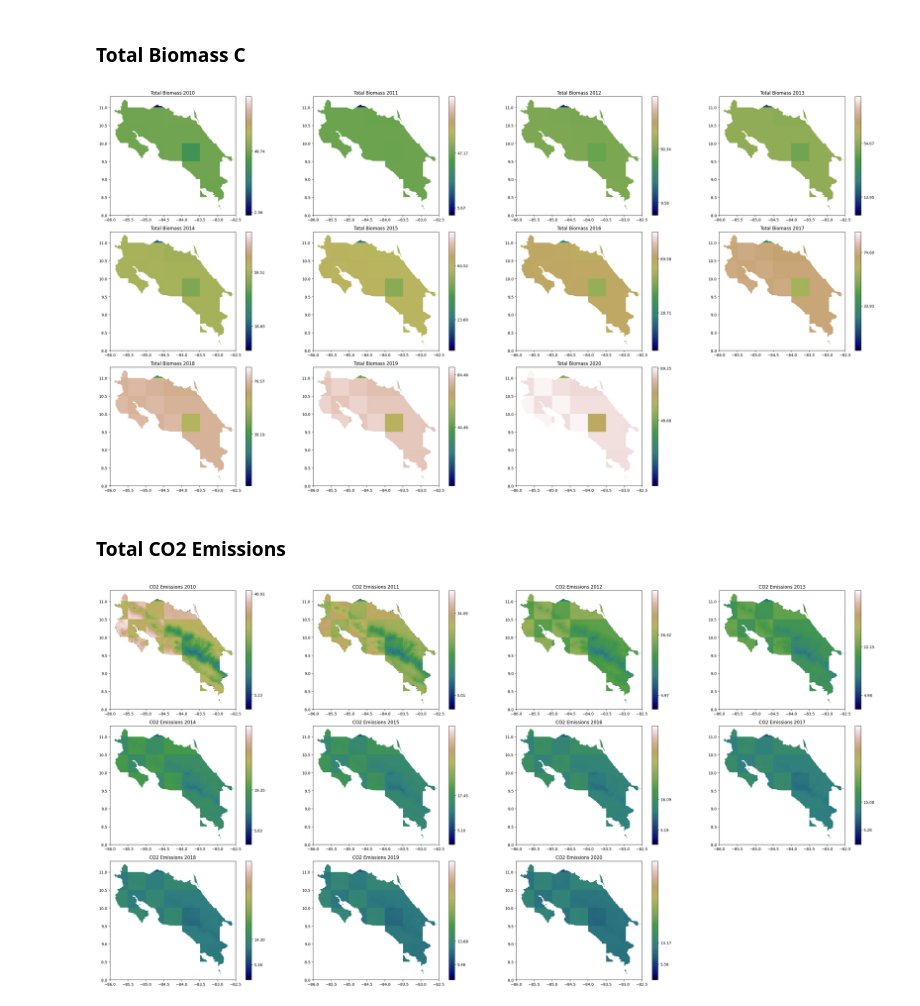
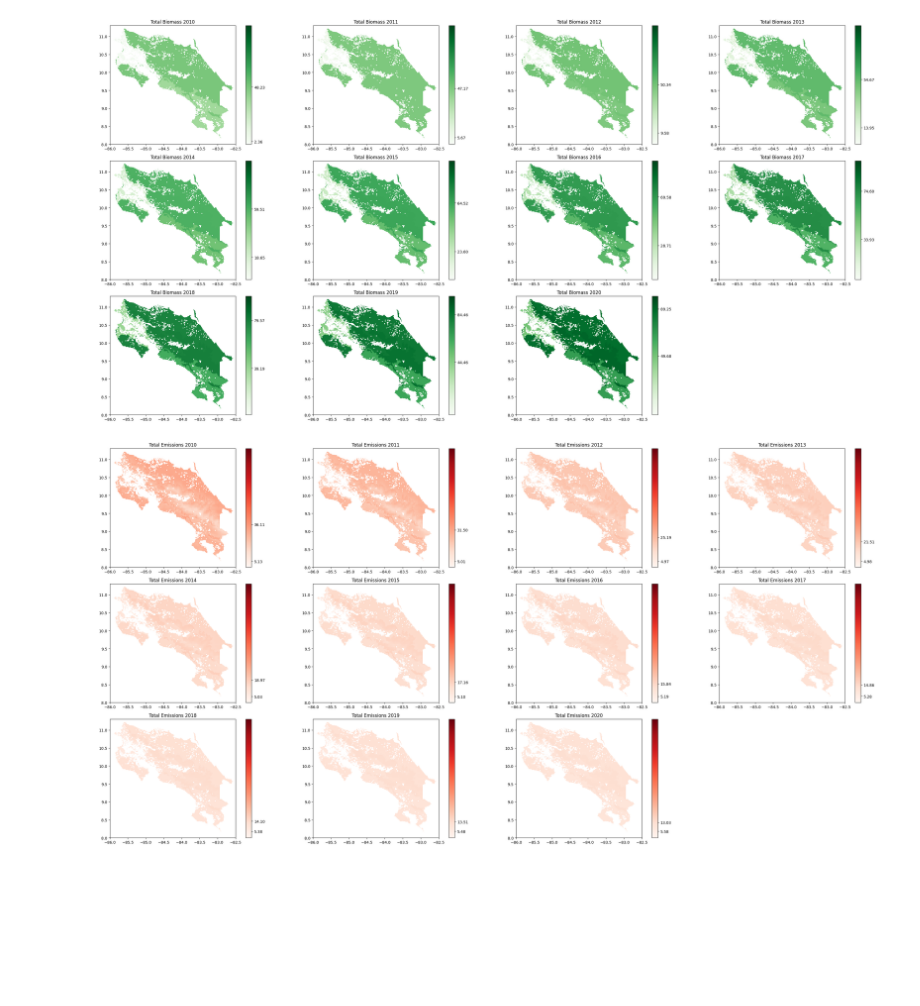
Before and after one commit to mHienp/GCBM.CostaRica, a Jupyter notebook: Postprocessing_NBP.ipynb, the cells around one changed output. Drawn from its saved outputs; the diff is of its cells as text; code cells hidden in the pictures; blank space fills up the shorter version.

```diff
--- a/Postprocessing_NBP.ipynb
+++ b/Postprocessing_NBP.ipynb
@@ -42,2 +15,0 @@ df.head()
-# %%
-ax = df.plot.line("year") # because there was no disturbance layer, NEP = NBP
@@ -48,5 +60,5 @@ ax = df.plot.line("year") # because there was no disturbance layer, NEP = NBP
 # %%
-mpl.rc('image', cmap='gist_earth')
+mpl.rc('image', cmap='RdYlGn')
 
 # Base directory containing the files
 base_dir = '/content/spatial/'
@@ -56,7 +68,7 @@ fig, axs = plt.subplots(3, 4, figsize=(30, 15))  # 3 rows, 4 columns
 axs = axs.flatten()  # Flatten the array of axes for easier iteration
 
 # Define normalization for consistent color scaling across all maps
-uniform_norm = colors.Normalize(vmin=-40, vmax=50)
+uniform_norm = colors.Normalize(vmin=-50, vmax=50)
 
 # Loop through each year from 2010 to 2020
 for index, year in enumerate(range(2010, 2021)):
@@ -72,13 +84,13 @@ for index, year in enumerate(range(2010, 2021)):
         # Plotting on specified subplot axis
         ax = axs[index]
         ax.set_title(f'NBP {year}')
-        show(arr, transform=src.transform, ax=ax, cmap='gist_earth', norm=uniform_norm)  # Apply uniform normalization here
+        show(arr, transform=src.transform, ax=ax, cmap='RdYlGn', norm=uniform_norm)  # Apply uniform normalization here
 
         # Get the min and max of the current array (ignoring NaN values)
         min_val, max_val = np.nanmin(arr), np.nanmax(arr)
 
         # Create colorbar with the uniform scale -40 to 50
-        mappable = cm.ScalarMappable(norm=uniform_norm, cmap='gist_earth')
+        mappable = cm.ScalarMappable(norm=uniform_norm, cmap='RdYlGn')
         cbar = fig.colorbar(mappable, ax=ax)
 
         # Set the colorbar to display only the actual min and max values
@@ -97,7 +109,5 @@ plt.show()
-# %% [markdown]
-### Total Biomass C
 # %%
-mpl.rc('image', cmap='gist_earth')
+mpl.rc('image', cmap='Greens')
 
 # Base directory containing the files
 base_dir = '/content/spatial/'
@@ -107,7 +117,7 @@ fig, axs = plt.subplots(3, 4, figsize=(30, 15))  # 3 rows, 4 columns
 axs = axs.flatten()  # Flatten the array of axes for easier iteration
 
 # Define normalization for consistent color scaling across all maps
-uniform_norm = colors.Normalize(vmin=0, vmax=90)
+uniform_norm = colors.Normalize(vmin=0, vmax=100)
 
 # Loop through each year from 2010 to 2020
 for index, year in enumerate(range(2010, 2021)):
@@ -123,13 +133,13 @@ for index, year in enumerate(range(2010, 2021)):
         # Plotting on specified subplot axis
         ax = axs[index]
         ax.set_title(f'Total Biomass {year}')
-        show(arr, transform=src.transform, ax=ax, cmap='gist_earth', norm=uniform_norm)  # Apply uniform normalization here
+        show(arr, transform=src.transform, ax=ax, cmap='Greens', norm=uniform_norm)  # Apply uniform normalization here
 
         # Get the min and max of the current array (ignoring NaN values)
         min_val, max_val = np.nanmin(arr), np.nanmax(arr)
 
         # Create colorbar with the uniform scale -40 to 50
-        mappable = cm.ScalarMappable(norm=uniform_norm, cmap='gist_earth')
+        mappable = cm.ScalarMappable(norm=uniform_norm, cmap='Greens')
         cbar = fig.colorbar(mappable, ax=ax)
 
         # Set the colorbar to display only the actual min and max values
@@ -144,11 +154,9 @@ for ax in axs[index + 1:]:
 plt.tight_layout()
 plt.show()
 # %% [output]
-[figure, old version]
+[figure, new version]
-# %% [markdown]
-### Total CO2 Emissions
 # %%
-mpl.rc('image', cmap='gist_earth')
+mpl.rc('image', cmap='Reds')
 
 # Base directory containing the files
 base_dir = '/content/spatial/'
@@ -158,41 +166,41 @@ fig, axs = plt.subplots(3, 4, figsize=(30, 15))  # 3 rows, 4 columns
 axs = axs.flatten()  # Flatten the array of axes for easier iteration
 
 # Define normalization for consistent color scaling across all maps
-uniform_norm = colors.Normalize(vmin=0, vmax=42)
+uniform_norm = colors.Normalize(vmin=0, vmax=100)
 
 # Loop through each year from 2010 to 2020
 for index, year in enumerate(range(2010, 2021)):
-    file_path = os.path.join(base_dir, f'Total_CO2_Emissions_{year}.tif')
+    file_path = os.path.join(base_dir, f'Total_Emissions_{year}.tif')
 
     # Open the raster file
     with rasterio.open(file_path) as src:
         # Read the first band
         arr = src.read(1)
         # Replace values below -40 with NaN
         arr = np.where(arr < -40, np.nan, arr)
 
         # Plotting on specified subplot axis
         ax = axs[index]
-        ax.set_title(f'CO2 Emissions {year}')
-        show(arr, transform=src.transform, ax=ax, cmap='gist_earth', norm=uniform_norm)  # Apply uniform normalization here
+        ax.set_title(f'Total Emissions {year}')
+        show(arr, transform=src.transform, ax=ax, cmap='Reds', norm=uniform_norm)  # Apply uniform normalization here
 
         # Get the min and max of the current array (ignoring NaN values)
         min_val, max_val = np.nanmin(arr), np.nanmax(arr)
 
         # Create colorbar with the uniform scale -40 to 50
-        mappable = cm.ScalarMappable(norm=uniform_norm, cmap='gist_earth')
+        mappable = cm.ScalarMappable(norm=uniform_norm, cmap='Reds')
         cbar = fig.colorbar(mappable, ax=ax)
 
         # Set the colorbar to display only the actual min and max values
         cbar.set_ticks([min_val, max_val])
         cbar.set_ticklabels([f'{min_val:.2f}', f'{max_val:.2f}'])
 
 # Hide unused axes
 for ax in axs[index + 1:]:
     ax.axis('off')
 
 # Adjust layout to prevent overlap
 plt.tight_layout()
 plt.show()
 # %% [output]
-[figure, old version]
+[figure, new version]
```
Also changed, not shown: parts of 9 cells of this notebook, 2 other files.
